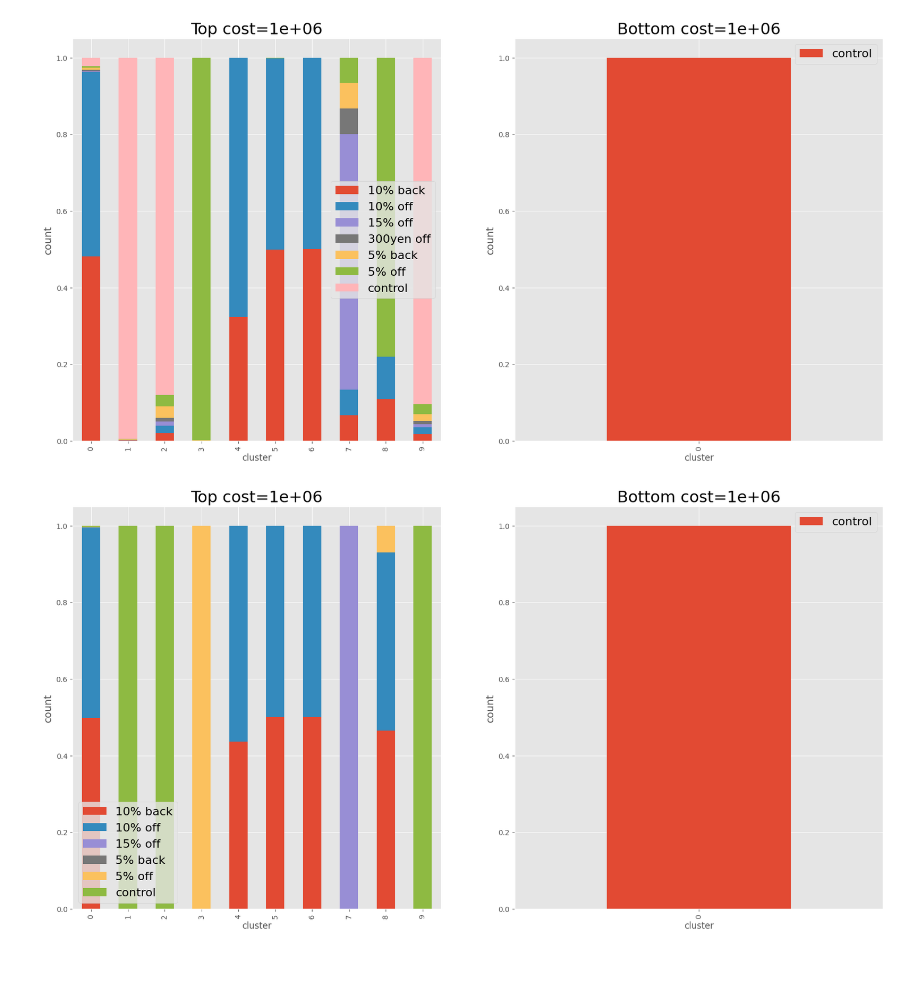
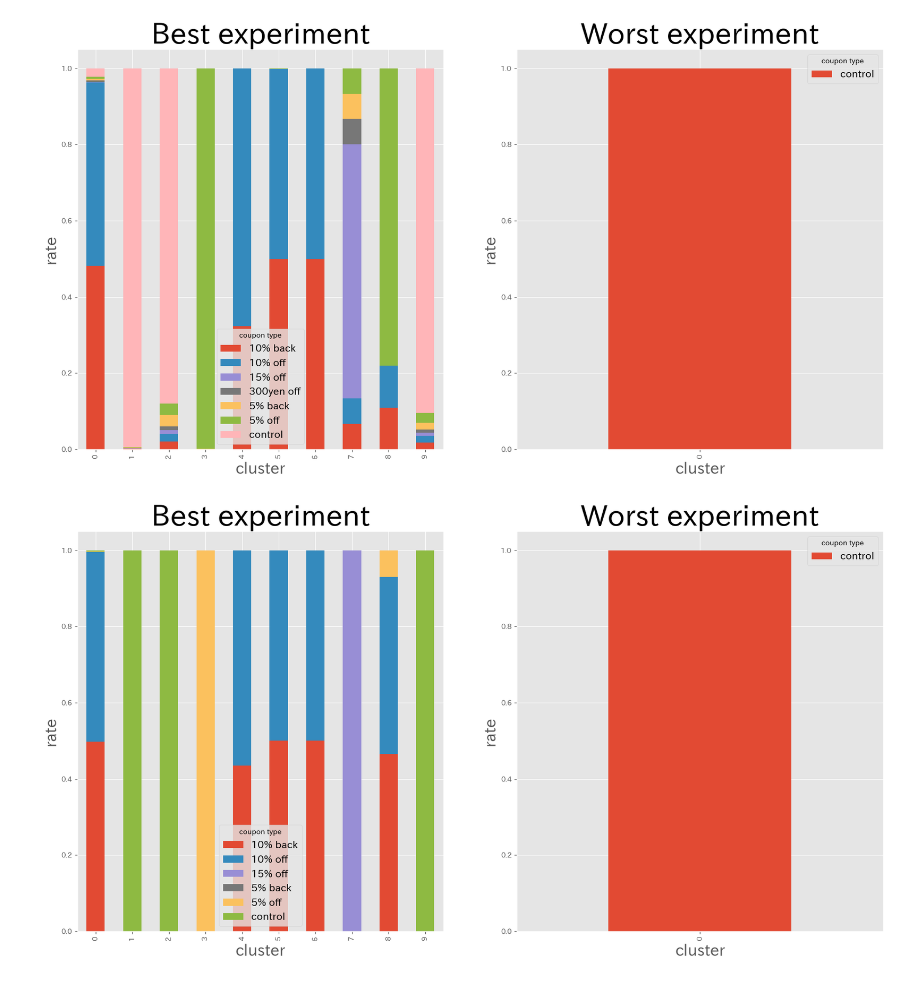
Before and after one commit to tubo213/graduation_research, a Jupyter notebook: notebooks/evaluation/eval002.ipynb, the cells around one changed output. Saved outputs shown, nothing was run; the diff lists cells and outputs as text; code cells hidden in the pictures.

```diff
--- a/notebooks/evaluation/eval002.ipynb
+++ b/notebooks/evaluation/eval002.ipynb
@@ -12,8 +13,10 @@ import multiprocessing
 from sklearn.decomposition import TruncatedSVD
 from sklearn.preprocessing import StandardScaler
 from sklearn.pipeline import Pipeline
+import japanize_matplotlib
 
 plt.style.use("ggplot")
+dir_config = DirConfig(env='local', exp='eval002', debug=False)
 # %%
 def random_evaluate(exp):
     container = EvaluationContainer(exp, debug=False)
@@ -125,7 +128,7 @@ def split_name(name):
     )
 # %%
 results = []
-exps = [f'optimize{i:03}' for i in range(9, 109)]
+exps = [f'optimize{i:03}' for i in range(9, 114)]
 num_cores = multiprocessing.cpu_count()
 with tqdm_joblib(len(exps)):
     results = Parallel(n_jobs=num_cores)([delayed(evaluate)(exp) for exp in exps])
@@ -141,4 +144,3 @@ result_df = result_df.sort_values(['random', 'name','cost','seed'])
 result_df['sum_GMV'] = result_df.groupby('name')['GMV'].transform('sum')
 
 random_results = get_random_result('optimize001', n_trial=30)
-# fig.savefig(str(config.dir_config.output_figure_dir / 'cvr.png'))
@@ -195,7 +199,7 @@ def plot_assignment(container, i, ax):
         df['assignment'].map(container.config.base_config.counpon_config.variant_no_to_coupon_type)
     )
 
-    ax = df.groupby('cluster').value_counts(normalize=True).unstack().plot.bar(stacked=True, ax=ax)
+    df.groupby('cluster').value_counts(normalize=True).unstack().plot.bar(stacked=True, ax=ax)
     ax.set_ylabel('count', fontsize=14)
     ax.legend(title='coupon type', fontsize=14)
 
@@ -209,7 +213,7 @@ def plot_cluster_size(container, i, ax):
     df = df['cluster'].value_counts().reset_index()
     df.columns = ['cluster', 'count']
 
-    ax = sns.barplot(data=df, x='cluster', y='count', ax=ax)
+    sns.barplot(data=df, x='cluster', y='count', ax=ax)
 
     return ax
 # %%
@@ -239,9 +243,14 @@ bottom_exp_container.initialize()
 # %%
 fig, axes = plt.subplots(1, 2, figsize=(20, 10))
 plot_cluster_size(top_exp_container, -1, axes[0])
-axes[0].set_title(f'Top', fontsize=22)
-axes[0].legend(fontsize=16)
+axes[0].set_title('Best experiment', fontsize=40)
+axes[0].set_ylabel('cluster size', fontsize=22)
+axes[0].set_xlabel('cluster', fontsize=22)
+
 plot_assignment(bottom_exp_container, -1, axes[1])
-axes[1].set_title(f'Bottom', fontsize=22)
-axes[1].legend(fontsize=16)
+axes[1].set_title('Worst experiment', fontsize=40)
+axes[1].set_ylabel('cluster size', fontsize=22)
+axes[1].set_xlabel('cluster', fontsize=22)
+
+fig.savefig(str(dir_config.output_figure_dir / 'cluster_size.png'))
 # %% [output]
@@ -253,10 +260,14 @@ for i in range(10):
     fig, axes = plt.subplots(1, 2, figsize=(20, 10))
 
     cost = plot_assignment(top_exp_container, i, axes[0])
-    axes[0].set_title(f'Top cost={cost:.0}', fontsize=22)
-    axes[0].legend(fontsize=16)
+    axes[0].set_title('Best experiment', fontsize=40)
+    axes[0].set_ylabel('rate', fontsize=22)
+    axes[0].set_xlabel('cluster', fontsize=22)
 
     cost = plot_assignment(bottom_exp_container, i, axes[1])
-    axes[1].set_title(f'Bottom cost={cost:.0}', fontsize=22)
-    axes[1].legend(fontsize=16)
+    axes[1].set_title('Worst experiment', fontsize=40)
+    axes[1].set_ylabel('rate', fontsize=22)
+    axes[1].set_xlabel('cluster', fontsize=22)
+
+    fig.savefig(str(dir_config.output_figure_dir / f'assignment{cost:.0}.png'))
 # %% [output]
@@ -267,2 +278,2 @@ for i in range(10):
-[figure, old version]
+[figure, new version]
-[figure, old version]
+[figure, new version]
```
Also changed, not shown: parts of 13 cells of this notebook, 9 other files.
